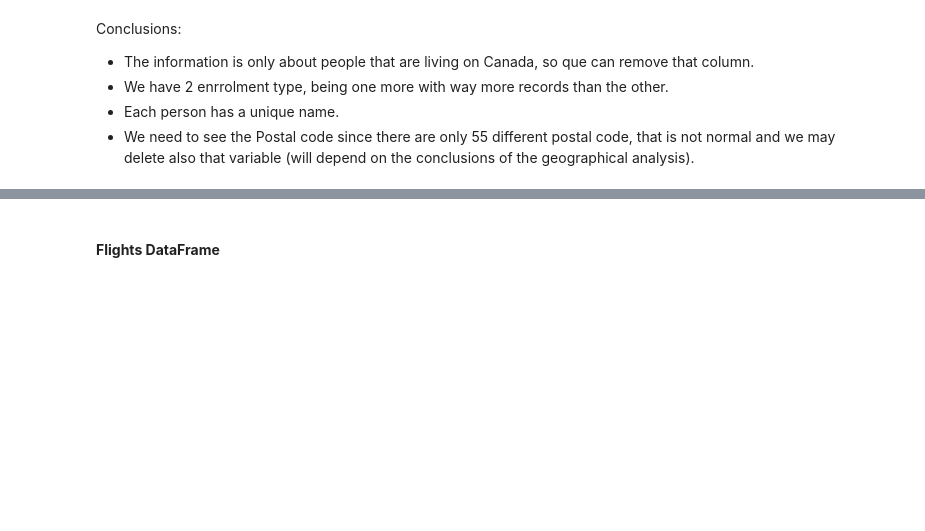
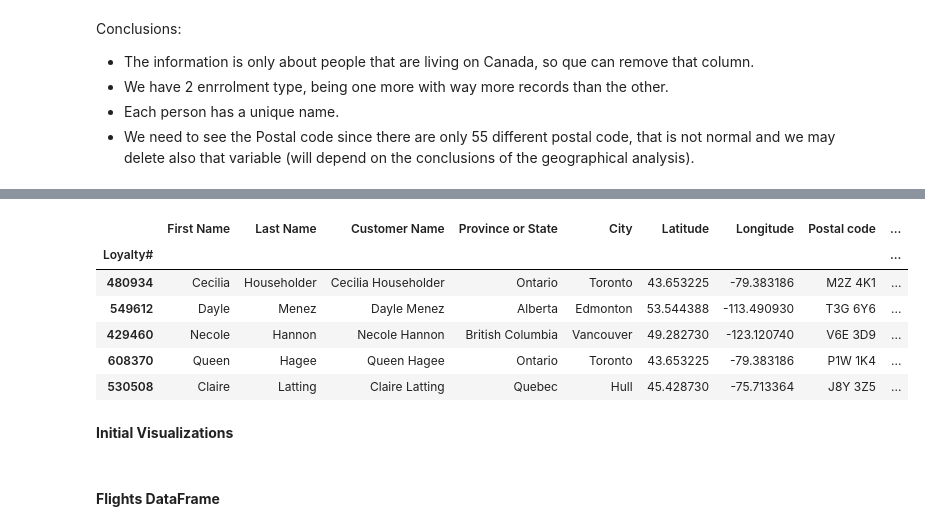
Before and after one commit to luisbdavila/Airline_Customer_Segmentation_DataMining_Project_Python, a Jupyter notebook: 1_Delivery/Code/EDA.ipynb, the cells around one changed output, grey strips where cells are left out. Drawn from its saved outputs; the diff is of its cells as text; code cells hidden in the pictures; blank space fills up the shorter version.

```diff
--- a/1_Delivery/Code/EDA.ipynb
+++ b/1_Delivery/Code/EDA.ipynb
@@ -24,6 +26,8 @@ If 2 persons had the same customer loyalty but they are different persons, we de
 import pandas as pd
 import numpy as np
 # Resto de imports (visualization, etc)
+
+pd.set_option('display.max_columns', None)
 # %%
 df_AIAI_Customers_Complete = pd.read_csv('../../data/DM_AIAI_CustomerDB.csv')
 df_AIAI_Customers = df_AIAI_Customers_Complete.copy()
@@ -408,0 +429,34 @@ df_AIAI_Customers.drop(columns=['Country'], inplace=True)
+# %%
+# 1️) Identify re-engaged people
+# A customer is re-engaged if they have more than one enrollment record and a later enrollment after a cancellation
+df_AIAI_Customers["Re_engaged_people"] = df_AIAI_Customers["EnrollmentDateOpening"] >= df_AIAI_Customers["CancellationDate"]
+
+# 2️) Calculate "Days_with_us"
+today = pd.Timestamp.today()
+
+# Default: use cancellation date if available, else use today's date
+df_AIAI_Customers["Days_with_us"] =  (df_AIAI_Customers["CancellationDate"].fillna(today) - df_AIAI_Customers["EnrollmentDateOpening"]).dt.days
+
+
+# For re-engaged people, ensure only the duration until Today is used for each enrollment episode
+df_AIAI_Customers.loc[df_AIAI_Customers["Re_engaged_people"], "Days_with_us"] = (today - df_AIAI_Customers["EnrollmentDateOpening"]).dt.days
+
+# 3) Calculate "Days_until_reengagement"
+df_AIAI_Customers["Days_until_reengagement"] = pd.NA
+
+df_AIAI_Customers.loc[df_AIAI_Customers["Re_engaged_people"], "Days_until_reengagement"] = (df_AIAI_Customers["EnrollmentDateOpening"] - df_AIAI_Customers["CancellationDate"]).dt.days
+
+
+# Final clean-up: ensure numeric fields are of integer type where applicable
+df_AIAI_Customers["Days_with_us"] = df_AIAI_Customers["Days_with_us"].astype("Int64")
+df_AIAI_Customers["Days_until_reengagement"] = df_AIAI_Customers["Days_until_reengagement"].astype("Int64")
+# %%
+df_AIAI_Customers.head()
+# %% [output]
+|  | First Name | Last Name | Customer Name | Province or State | City | Latitude | Longitude | Postal code | ... |
+| Loyalty# |  |  |  |  |  |  |  |  | ... |
+| 480934 | Cecilia | Householder | Cecilia Householder | Ontario | Toronto | 43.653225 | -79.383186 | M2Z 4K1 | ... |
+| 549612 | Dayle | Menez | Dayle Menez | Alberta | Edmonton | 53.544388 | -113.490930 | T3G 6Y6 | ... |
+| 429460 | Necole | Hannon | Necole Hannon | British Columbia | Vancouver | 49.282730 | -123.120740 | V6E 3D9 | ... |
+| 608370 | Queen | Hagee | Queen Hagee | Ontario | Toronto | 43.653225 | -79.383186 | P1W 1K4 | ... |
+| 530508 | Claire | Latting | Claire Latting | Quebec | Hull | 45.428730 | -75.713364 | J8Y 3Z5 | ... |
@@ -408,0 +465,2 @@ df_AIAI_Customers.drop(columns=['Country'], inplace=True)
+# %% [markdown]
+**Initial Visualizations**
```
Also changed, not shown: parts of 18 cells of this notebook, 2 other files.
